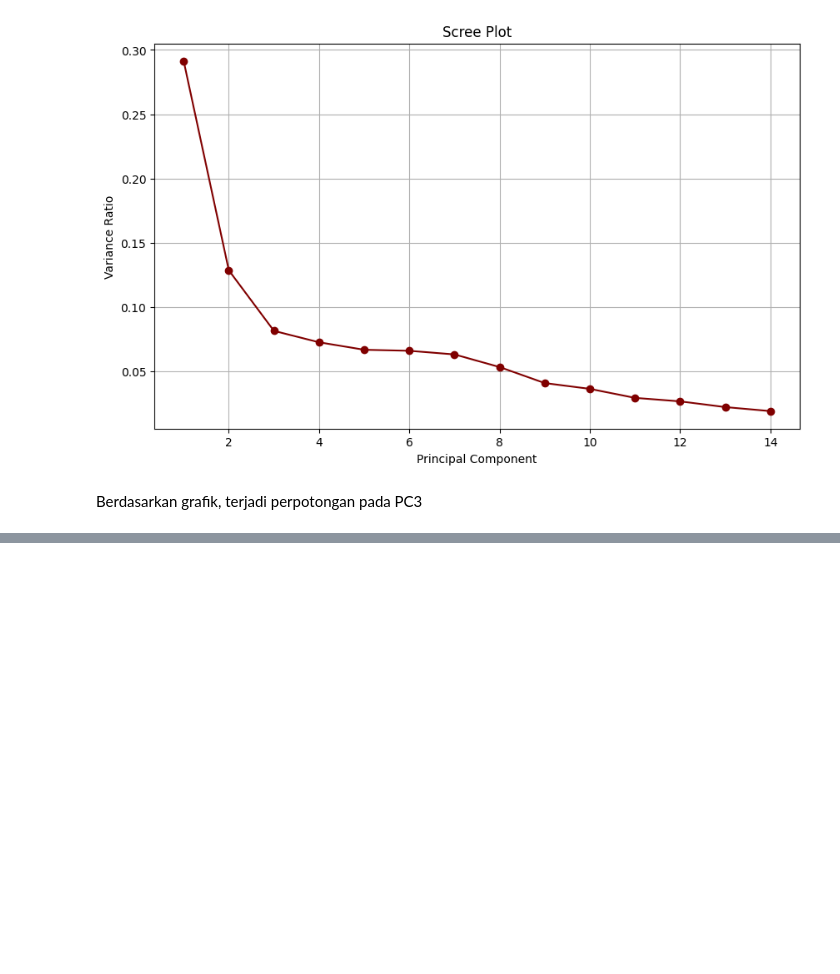
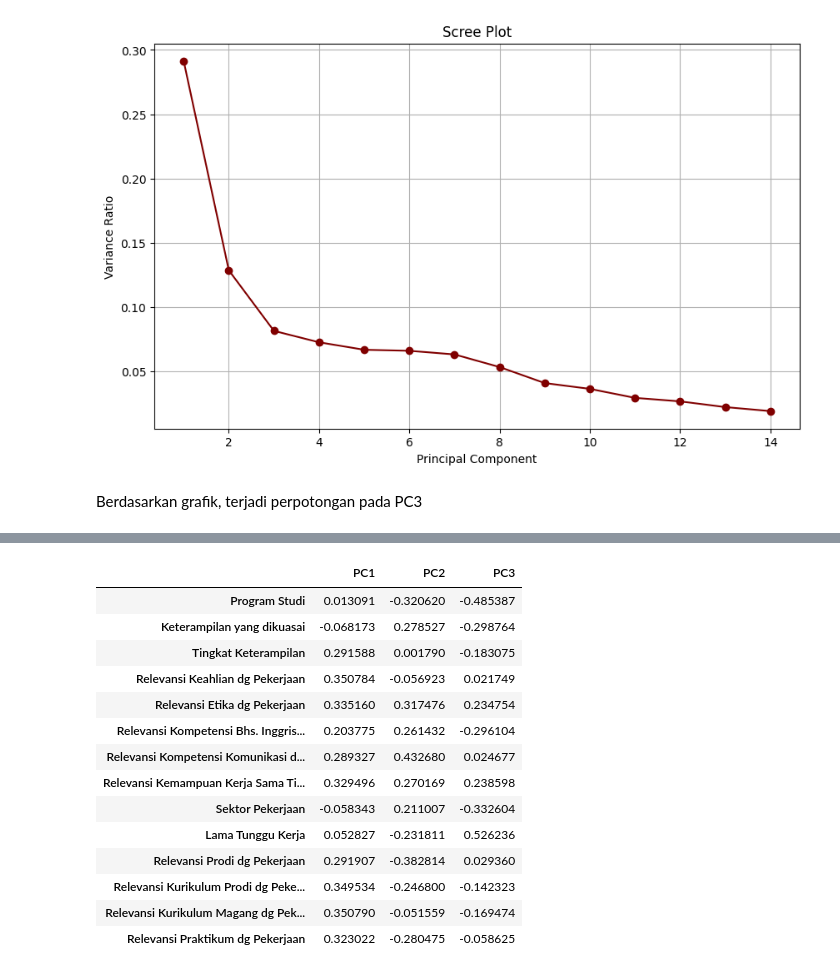
Before and after one commit to firarru/Project-Tracer-Study, a Jupyter notebook: Tracer_Study.ipynb, the cells around one changed output, grey strips where cells are left out. Saved outputs shown, nothing was run; the diff lists cells and outputs as text; code cells hidden in the pictures; blank space fills up the shorter version.

```diff
--- a/Tracer_Study.ipynb
+++ b/Tracer_Study.ipynb
@@ -343,0 +258,22 @@ PC3: 11.13%
+# %%
+#Membuat dataframe loading matrix
+loading_matrix = pd.DataFrame(pca.components_.T[:, :3],  #hanya 3 PC pertama
+                              index=df_encode.columns,    #fitur asli
+                              columns=['PC1', 'PC2', 'PC3'])
+loading_matrix
+# %% [output]
+|  | PC1 | PC2 | PC3 |
+| Program Studi | 0.013091 | -0.320620 | -0.485387 |
+| Keterampilan yang dikuasai | -0.068173 | 0.278527 | -0.298764 |
+| Tingkat Keterampilan | 0.291588 | 0.001790 | -0.183075 |
+| Relevansi Keahlian dg Pekerjaan | 0.350784 | -0.056923 | 0.021749 |
+| Relevansi Etika dg Pekerjaan | 0.335160 | 0.317476 | 0.234754 |
+| Relevansi Kompetensi Bhs. Inggris... | 0.203775 | 0.261432 | -0.296104 |
+| Relevansi Kompetensi Komunikasi d... | 0.289327 | 0.432680 | 0.024677 |
+| Relevansi Kemampuan Kerja Sama Ti... | 0.329496 | 0.270169 | 0.238598 |
+| Sektor Pekerjaan | -0.058343 | 0.211007 | -0.332604 |
+| Lama Tunggu Kerja | 0.052827 | -0.231811 | 0.526236 |
+| Relevansi Prodi dg Pekerjaan | 0.291907 | -0.382814 | 0.029360 |
+| Relevansi Kurikulum Prodi dg Peke... | 0.349534 | -0.246800 | -0.142323 |
+| Relevansi Kurikulum Magang dg Pek... | 0.350790 | -0.051559 | -0.169474 |
+| Relevansi Praktikum dg Pekerjaan | 0.323022 | -0.280475 | -0.058625 |
```
Also changed, not shown: parts of 8 cells of this notebook.
